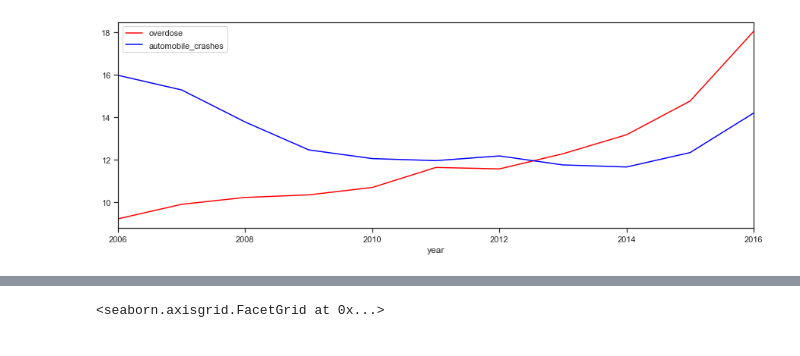
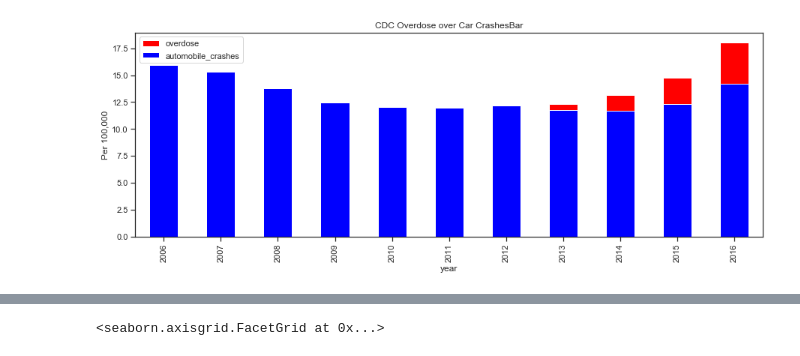
Before and after one commit to CalebChronowski/Data-Bootcamp-Project-1-Group-C, a Jupyter notebook: CDC Workflow/Daniel.ipynb, the cells around one changed output, grey strips where cells are left out. Drawn from its saved outputs; the diff is of its cells as text; code cells hidden in the pictures.

Commit message:
some charts

```diff
--- a/CDC Workflow/Daniel.ipynb
+++ b/CDC Workflow/Daniel.ipynb
@@ -54,9 +55,15 @@ cdcy_df
 | 10 | 2016 | 35.931016 | 189.965873 | 14.204820 | 24.775978 | 194.806686 | 5.911908 | 0.160927 | ... |
 # %%
 ax = plt.gca()
-cdcy_df.plot(kind='line',x='year',y='overdose', color='red',ax=ax, figsize=(15,5))
-cdcy_df.plot(kind='line',x='year',y='automobile_crashes', color='blue',ax=ax, figsize=(15,5))
-plt.savefig("CDC_Overdose_over_Crashes.png")
+cdcy_df.plot(kind='bar',x='year',y='overdose', color='red',ax=ax, figsize=(15,5))
+cdcy_df.plot(kind='bar',x='year',y='automobile_crashes', color='blue',ax=ax, figsize=(15,5))
+#ggly_df.plot(kind='line',x='years',y='overdose', color='brown',ax=ax, figsize=(15,5))
+#ggly_df.plot(kind='line',x='years',y='automobile_crashes', color='green',ax=ax, figsize=(15,5))
+#nyty_df.plot(kind='line',x='year',y='overdose', color='yellow',ax=ax, figsize=(15,5))
+#nyty_df.plot(kind='line',x='year',y='automobile_crashes', color='orange',ax=ax, figsize=(15,5))
+plt.title("CDC Overdose over Car CrashesBar")
+plt.ylabel("Per 100,000")
+plt.savefig("CDC Overdose over Crashes.png")
 plt.show()
 # %% [output]
-[figure, old version]
+[figure, new version]
```
Also changed, not shown: parts of 10 cells of this notebook, 11 other files.
